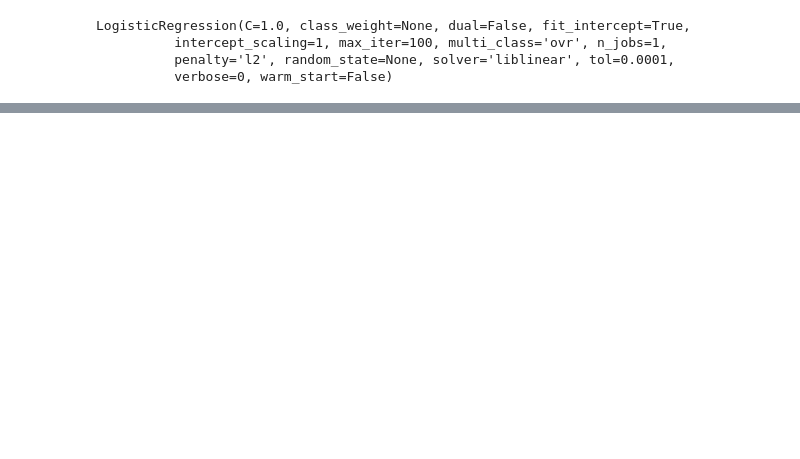
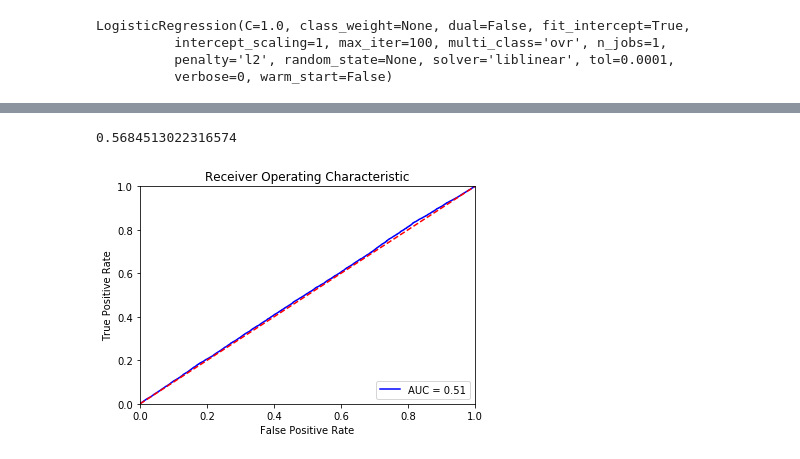
Before and after one commit to msohail07/FootballAnalysis, a Jupyter notebook: nflModel0.ipynb, the cells around one changed output, grey strips where cells are left out. Drawn from its saved outputs; the diff is of its cells as text; code cells hidden in the pictures; blank space fills up the shorter version.

Commit message:
Need to organize cleaning/featEng/models next

```diff
--- a/nflModel0.ipynb
+++ b/nflModel0.ipynb
@@ -27,5 +21,0 @@ See the caveats in the documentation: http://pandas.pydata.org/pandas-docs/stabl
-# %%
-from sklearn.cross_validation import train_test_split
-y = modelDF0.PlayType
-X = modelDF0.drop('PlayType', axis=1)
-X_train, X_test, y_train, y_test = train_test_split(X, y, test_size=0.20)
@@ -69,0 +91,5 @@ plt.show()
+# %%
+from sklearn.ensemble import RandomForestClassifier
+clf = RandomForestClassifier(max_depth=5, n_estimators=100)
+# %%
+clf.fit(X_train, y_train)
@@ -69,0 +104,24 @@ plt.show()
+# %%
+clf.score(X_test, y_test)
+# %% [output]
+0.5684513022316574
+# %%
+# calculate the fpr and tpr for all thresholds of the classification
+predsRF = clf.predict_proba(X_test)[:, 1]
+fpr, tpr, threshold = roc_curve(y_test, predsRF)
+roc_auc = auc(fpr, tpr)
+
+# method I: plt
+import matplotlib.pyplot as plt
+%matplotlib inline
+plt.title('Receiver Operating Characteristic')
+plt.plot(fpr, tpr, 'b', label = 'AUC = %0.2f' % roc_auc)
+plt.legend(loc = 'lower right')
+plt.plot([0, 1], [0, 1],'r--')
+plt.xlim([0, 1])
+plt.ylim([0, 1])
+plt.ylabel('True Positive Rate')
+plt.xlabel('False Positive Rate')
+plt.show()
+# %% [output]
+[figure, added]
```
Also changed, not shown: parts of 7 cells of this notebook, 1 other file.
